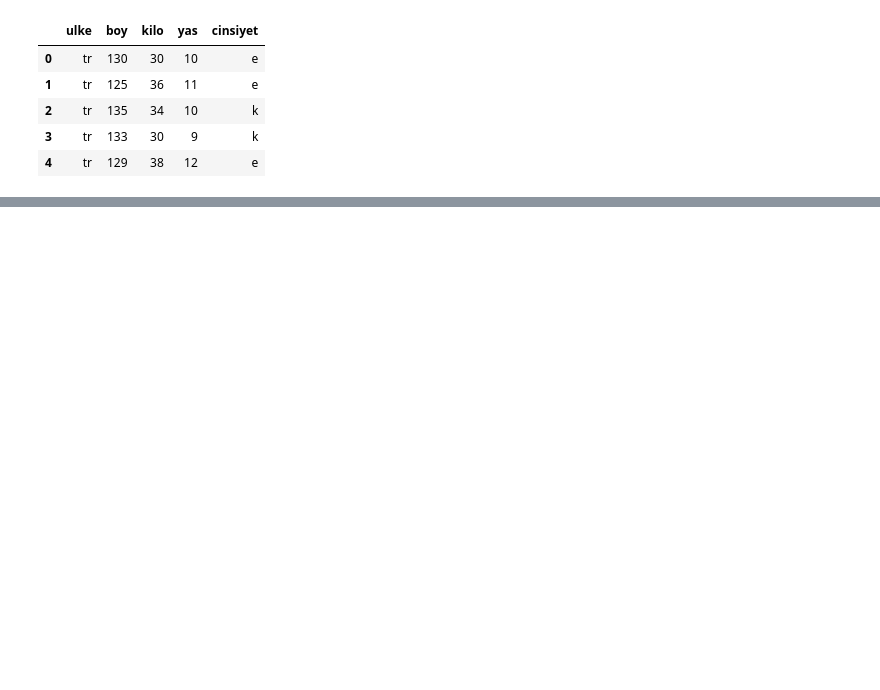
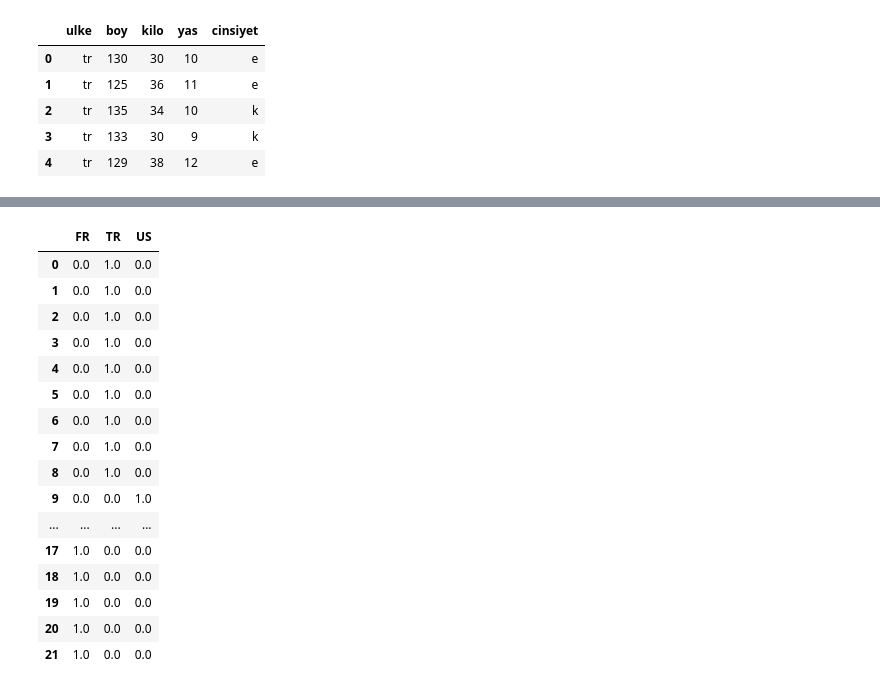
Before and after one commit to EmincanY/Machine-Learning, a Jupyter notebook: Btk Academy ML/Prediction Algorithms/MultipleLinearRegression/MultipleLinearRegression.ipynb, the cells around one changed output, grey strips where cells are left out. Cells and saved outputs as stored; diff of their text form; code cells hidden in the pictures; blank space fills up the shorter version.

```diff
--- a/Btk Academy ML/Prediction Algorithms/MultipleLinearRegression/MultipleLinearRegression.ipynb
+++ b/Btk Academy ML/Prediction Algorithms/MultipleLinearRegression/MultipleLinearRegression.ipynb
@@ -22,0 +49,21 @@ df["cinsiyet"] = le.fit_transform(df["cinsiyet"])
+# %%
+ulkeDF = pd.DataFrame(ulkeOhe , columns=["FR","TR","US"])
+ulkeDF
+# %% [output]
+|  | FR | TR | US |
+| 0 | 0.0 | 1.0 | 0.0 |
+| 1 | 0.0 | 1.0 | 0.0 |
+| 2 | 0.0 | 1.0 | 0.0 |
+| 3 | 0.0 | 1.0 | 0.0 |
+| 4 | 0.0 | 1.0 | 0.0 |
+| 5 | 0.0 | 1.0 | 0.0 |
+| 6 | 0.0 | 1.0 | 0.0 |
+| 7 | 0.0 | 1.0 | 0.0 |
+| 8 | 0.0 | 1.0 | 0.0 |
+| 9 | 0.0 | 0.0 | 1.0 |
+| ... | ... | ... | ... |
+| 17 | 1.0 | 0.0 | 0.0 |
+| 18 | 1.0 | 0.0 | 0.0 |
+| 19 | 1.0 | 0.0 | 0.0 |
+| 20 | 1.0 | 0.0 | 0.0 |
+| 21 | 1.0 | 0.0 | 0.0 |
```
Also changed, not shown: parts of 40 cells of this notebook, 2 other files.
